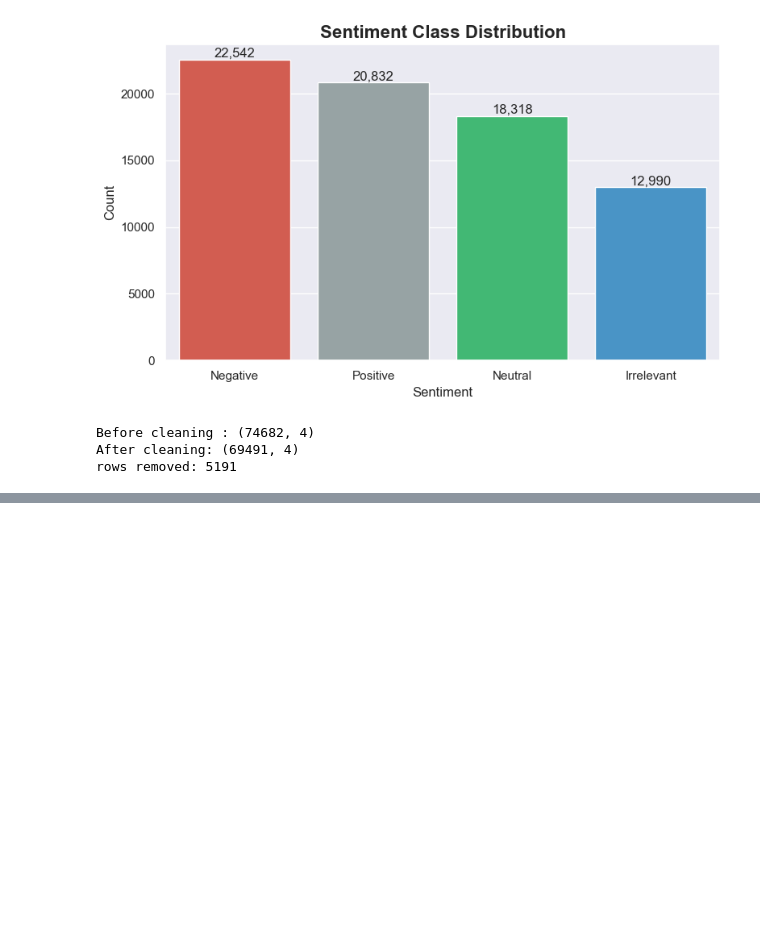
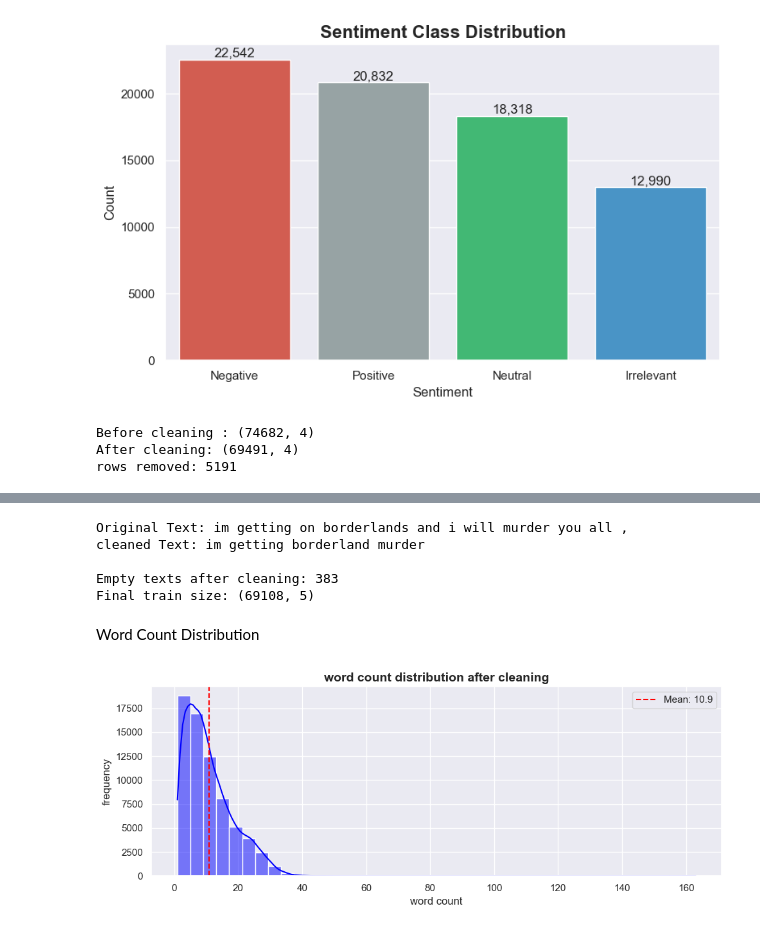
Before and after one commit to ankitha-km/sentiment-analyzer, a Jupyter notebook: notebook/01_eda_and_model.ipynb, the cells around one changed output, grey strips where cells are left out. Saved outputs shown, nothing was run; the diff lists cells and outputs as text; code cells hidden in the pictures; blank space fills up the shorter version.

```diff
--- a/notebook/01_eda_and_model.ipynb
+++ b/notebook/01_eda_and_model.ipynb
@@ -95,7 +95,7 @@ from nltk.corpus import stopwords
 from nltk.stem import WordNetLemmatizer
 
 stop_words = set(stopwords.words('english'))
-lemmatizer = WordNetLemmatizer
+lemmatizer = WordNetLemmatizer()
 
 def clean_text(text):
     text = str(text).lower()
@@ -104,17 +104,19 @@ def clean_text(text):
     text = re.sub(r'@\w+', '', text)
     text = re.sub(r'#\w+', '', text)
     text = re.sub(r'[^a-z\s]', '', text)
-    token = text.split()
+
     tokens = text.split()
-    token = [lemmatizer.lemmatize(w) for w in tokens if w not in stop_words]
+
+    tokens = [lemmatizer.lemmatize(w) for w in tokens if w not in stop_words]
 
     return ' '.join(tokens)
 
 train_df['clean_text'] = train_df['text'].apply(clean_text)
 val_df['clean_text'] = val_df['text'].apply(clean_text)
 
-print(" Text cleaning done")
-train_df[['text', 'clean_text']].head(3)
+print("Text cleaning done")
+
+train_df[['text','clean_text']].head(3)
 # %% [output]
 [nltk_data] Downloading package stopwords to
 [nltk_data]     C:\Users\ankit\AppData\Roaming\nltk_data...
@@ -124,0 +132,34 @@ TypeError: WordNetLemmatizer.lemmatize() missing 1 required positional argument:
+# %%
+sample_idx = 0
+print("Original Text:", train_df['text'].iloc[sample_idx])
+print("cleaned Text:", train_df['clean_text'].iloc[sample_idx])
+
+empty = (train_df['clean_text'].str.strip() == '').sum()
+print(f"\nEmpty texts after cleaning: {empty}")
+
+train_df = train_df[train_df['clean_text'].str.strip() != '']
+print(f"Final train size: {train_df.shape}")
+# %% [output]
+Original Text: im getting on borderlands and i will murder you all ,
+cleaned Text: im getting borderland murder
+
+Empty texts after cleaning: 383
+Final train size: (69108, 5)
+# %% [markdown]
+Word Count Distribution
+# %%
+train_df['word_count'] = train_df['clean_text'].apply(lambda x: len(x.split()))
+
+plt.figure(figsize=(10,4))
+sns.histplot(train_df['word_count'], bins=40, color='blue', kde=True)
+plt.title('word count distribution after cleaning', fontsize=14, fontweight='bold')
+plt.xlabel('word count')
+plt.ylabel('frequency')
+plt.axvline(train_df['word_count'].mean(), color='red',
+linestyle='--', label=f"Mean: {train_df['word_count'].mean():.1f}")
+
+plt.legend()
+plt.tight_layout()
+plt.show()
+# %% [output]
+[figure, added]
```
Also changed, not shown: parts of 17 cells of this notebook, 6 other files.
